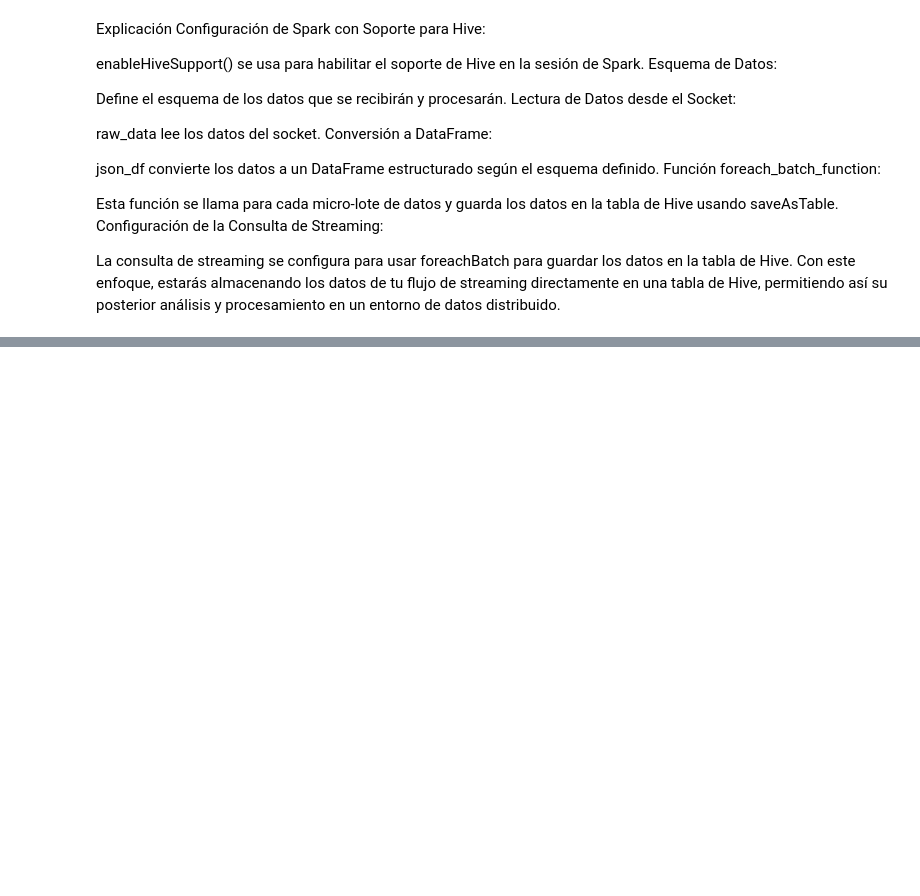
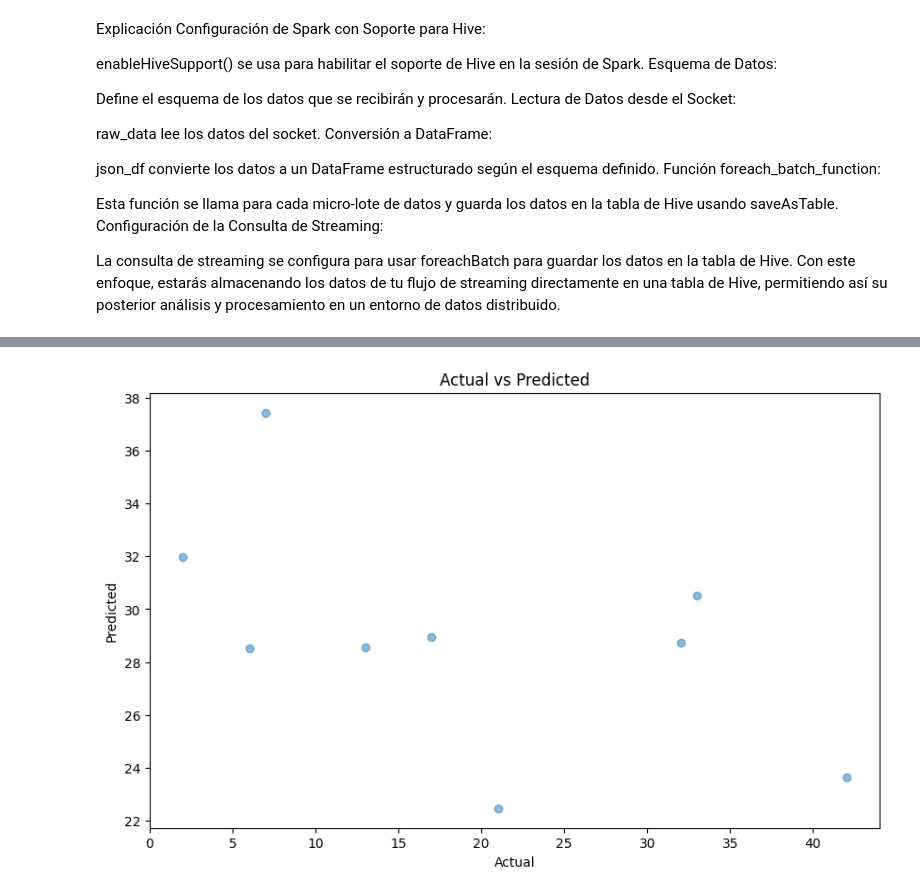
Before and after one commit to ApuTHC/ABD_trabajo_Final, a Jupyter notebook: carolina_vergara/Ensayo.ipynb, the cells around one changed output, grey strips where cells are left out. Saved outputs shown, nothing was run; the diff lists cells and outputs as text; code cells hidden in the pictures; blank space fills up the shorter version.

```diff
--- a/carolina_vergara/Ensayo.ipynb
+++ b/carolina_vergara/Ensayo.ipynb
@@ -238,0 +276,26 @@ Con este enfoque, estarás almacenando los datos de tu flujo de streaming direct
+# %%
+from sklearn.model_selection import train_test_split
+from sklearn.linear_model import LinearRegression
+from sklearn.metrics import mean_absolute_error
+
+# Seleccionar las características y la etiqueta
+features = df[['latitude', 'longitude', 'event_day', 'event_hour', 'event_minute', 'event_month', 'event_year']]
+label = df['quantity_products']
+
+# Dividir los datos en conjunto de entrenamiento y prueba
+X_train, X_test, y_train, y_test = train_test_split(features, label, test_size=0.2, random_state=42)
+
+# Crear y entrenar el modelo de regresión lineal
+model = LinearRegression()
+model.fit(X_train, y_train)
+
+# Hacer predicciones en el conjunto de prueba
+predictions = model.predict(X_test)
+
+# Evaluar el modelo
+mae = mean_absolute_error(y_test, predictions)
+print(f'Mean Absolute Error: {mae}')
+
+# Mostrar algunas predicciones
+result_df = pd.DataFrame({'Actual': y_test, 'Predicted': predictions})
+print(result_df.head())
@@ -238,0 +310,12 @@ Con este enfoque, estarás almacenando los datos de tu flujo de streaming direct
+# %%
+import matplotlib.pyplot as plt
+
+# Crear un gráfico de dispersión
+plt.figure(figsize=(10, 6))
+plt.scatter(y_test, predictions, alpha=0.5)
+plt.xlabel('Actual')
+plt.ylabel('Predicted')
+plt.title('Actual vs Predicted')
+plt.show()
+# %% [output]
+[figure, added]
```
Also changed, not shown: parts of 3 cells of this notebook, 6 other files.
